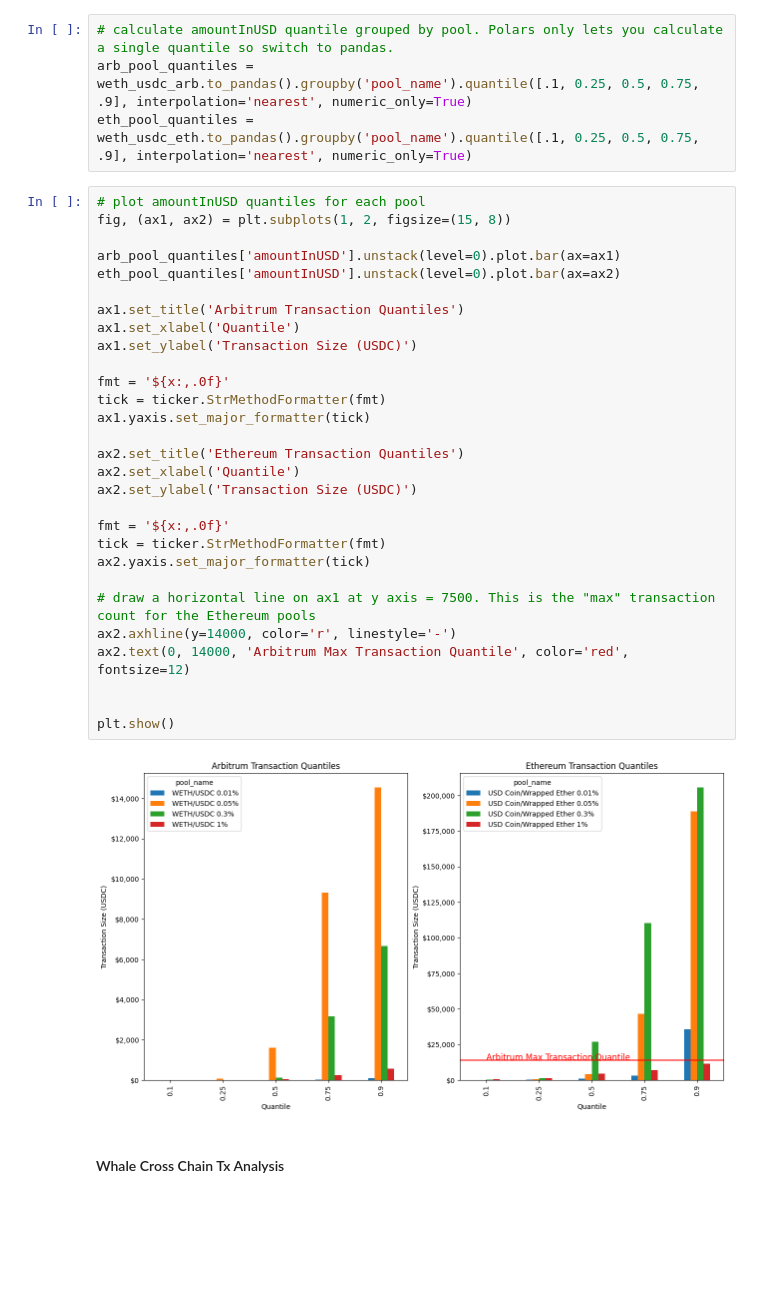
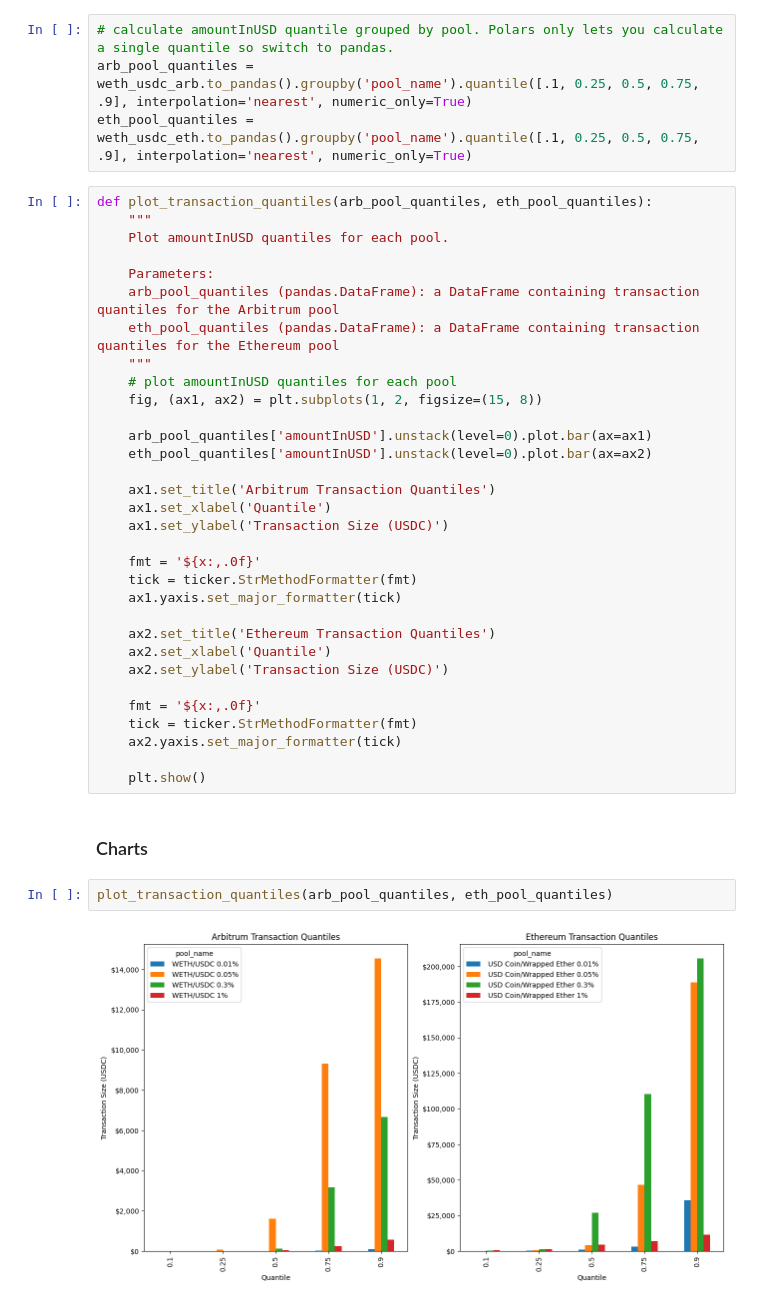
Before and after one commit to Evan-Kim2028/metricsdao_univ3_usdc_bounty, a Jupyter notebook: analysis.ipynb, the cells around one changed output. Saved outputs shown, nothing was run; the diff lists cells and outputs as text; blank space fills up the shorter version.

```diff
--- a/analysis.ipynb
+++ b/analysis.ipynb
@@ -233,35 +237,40 @@ plot_pool_count(weth_usdc_eth, ax=ax2)
 arb_pool_quantiles = weth_usdc_arb.to_pandas().groupby('pool_name').quantile([.1, 0.25, 0.5, 0.75, .9], interpolation='nearest', numeric_only=True)
 eth_pool_quantiles = weth_usdc_eth.to_pandas().groupby('pool_name').quantile([.1, 0.25, 0.5, 0.75, .9], interpolation='nearest', numeric_only=True)
 # %%
-# plot amountInUSD quantiles for each pool
-fig, (ax1, ax2) = plt.subplots(1, 2, figsize=(15, 8))
+def plot_transaction_quantiles(arb_pool_quantiles, eth_pool_quantiles):
+    """
+    Plot amountInUSD quantiles for each pool.
 
-arb_pool_quantiles['amountInUSD'].unstack(level=0).plot.bar(ax=ax1)
-eth_pool_quantiles['amountInUSD'].unstack(level=0).plot.bar(ax=ax2)
+    Parameters:
+    arb_pool_quantiles (pandas.DataFrame): a DataFrame containing transaction quantiles for the Arbitrum pool
+    eth_pool_quantiles (pandas.DataFrame): a DataFrame containing transaction quantiles for the Ethereum pool
+    """
+    # plot amountInUSD quantiles for each pool
+    fig, (ax1, ax2) = plt.subplots(1, 2, figsize=(15, 8))
 
-ax1.set_title('Arbitrum Transaction Quantiles')
-ax1.set_xlabel('Quantile')
-ax1.set_ylabel('Transaction Size (USDC)')
+    arb_pool_quantiles['amountInUSD'].unstack(level=0).plot.bar(ax=ax1)
+    eth_pool_quantiles['amountInUSD'].unstack(level=0).plot.bar(ax=ax2)
 
-fmt = '${x:,.0f}'
-tick = ticker.StrMethodFormatter(fmt)
-ax1.yaxis.set_major_formatter(tick)
+    ax1.set_title('Arbitrum Transaction Quantiles')
+    ax1.set_xlabel('Quantile')
+    ax1.set_ylabel('Transaction Size (USDC)')
 
-ax2.set_title('Ethereum Transaction Quantiles')
-ax2.set_xlabel('Quantile')
-ax2.set_ylabel('Transaction Size (USDC)')
+    fmt = '${x:,.0f}'
+    tick = ticker.StrMethodFormatter(fmt)
+    ax1.yaxis.set_major_formatter(tick)
 
-fmt = '${x:,.0f}'
-tick = ticker.StrMethodFormatter(fmt)
-ax2.yaxis.set_major_formatter(tick)
+    ax2.set_title('Ethereum Transaction Quantiles')
+    ax2.set_xlabel('Quantile')
+    ax2.set_ylabel('Transaction Size (USDC)')
 
-# draw a horizontal line on ax1 at y axis = 7500. This is the "max" transaction count for the Ethereum pools
-ax2.axhline(y=14000, color='r', linestyle='-')
-ax2.text(0, 14000, 'Arbitrum Max Transaction Quantile', color='red', fontsize=12)
+    fmt = '${x:,.0f}'
+    tick = ticker.StrMethodFormatter(fmt)
+    ax2.yaxis.set_major_formatter(tick)
 
-
-plt.show()
+    plt.show()
-# %% [output]
-[figure, removed]
-# %% [markdown]
-#### Whale Cross Chain Tx Analysis
+# %% [markdown]
+### Charts
+# %%
+plot_transaction_quantiles(arb_pool_quantiles, eth_pool_quantiles)
+# %% [output]
+[figure, added]
```
Also changed, not shown: parts of 16 cells of this notebook.
